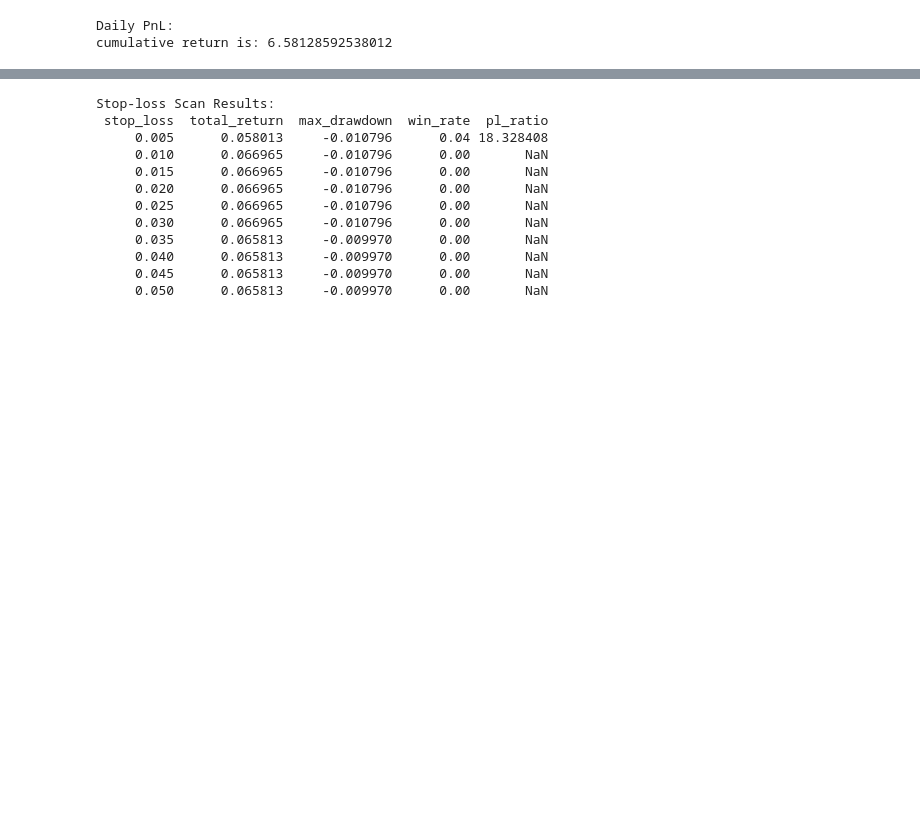
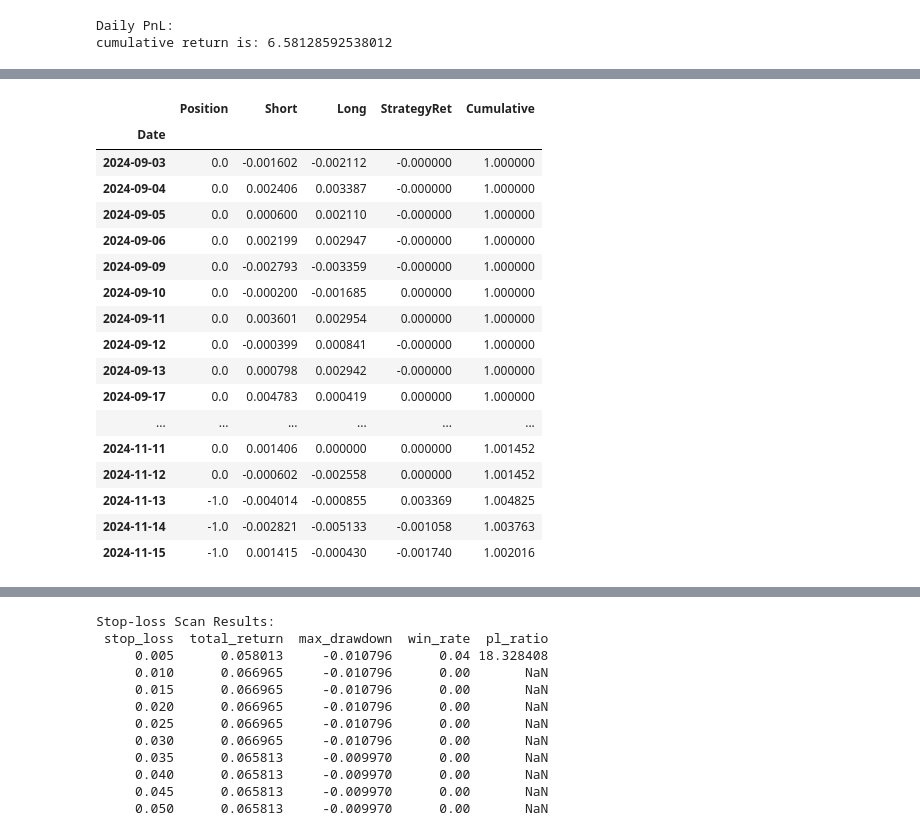
Before and after one commit to tenofovir/stock_analysis_tool, a Jupyter notebook: Quant.ipynb, the cells around one changed output, grey strips where cells are left out. Saved outputs shown, nothing was run; the diff lists cells and outputs as text; code cells hidden in the pictures; blank space fills up the shorter version.

```diff
--- a/Quant.ipynb
+++ b/Quant.ipynb
@@ -754,10 +723,33 @@ from bs4 import BeautifulSoup
 import pandas as pd
 import matplotlib.pyplot as plt
 from io import StringIO
+# --- 1. 获取日本财政部收益率曲线数据（0.5Y–30Y） ---
+csv_url = "https://www.mof.go.jp/jgbs/reference/interest_rate/data/jgbcm_all.csv"
+resp = requests.get(csv_url)
+resp.encoding = 'shift_jis'  # 指定正确的编码
+text = resp.text
 
+# 2. 解析 CSV（跳过第一行说明）
+df_raw = pd.read_csv(StringIO(text), skiprows=1)
+
+# 3. 转换日本年号日期（如 S49.9.24）到公元日期
+import re
+from datetime import datetime
+
+def convert_jp_date(s):
+    match = re.match(r'([SRH])(\d+)\.(\d+)\.(\d+)', s)
+    if not match:
+        return pd.NaT
+    era, y, m, d = match.groups()
+    y, m, d = int(y), int(m), int(d)
+    base = {'S': 1926, 'H': 1989, 'R': 2019}[era]
+    return datetime(base + y - 1, m, d)
+
+df_raw['Date'] = df_raw.iloc[:, 0].apply(convert_jp_date)
+df_raw.set_index('Date', inplace=True)
 # 3. 提取一段时间范围
 start_date = '2024-11-01'
-end_date   = '2025-5-01'
+end_date   = '2025-5-20'
 df_period = df_raw.loc[start_date:end_date]
 
 # 4. 提取5年、10年利率并清洗
@@ -1097,0 +1180,21 @@ cumulative return is: 6.58128592538012
+# %%
+bt1.head(50)
+# %% [output]
+|  | Position | Short | Long | StrategyRet | Cumulative |
+| Date |  |  |  |  |  |
+| 2024-09-03 | 0.0 | -0.001602 | -0.002112 | -0.000000 | 1.000000 |
+| 2024-09-04 | 0.0 | 0.002406 | 0.003387 | -0.000000 | 1.000000 |
+| 2024-09-05 | 0.0 | 0.000600 | 0.002110 | -0.000000 | 1.000000 |
+| 2024-09-06 | 0.0 | 0.002199 | 0.002947 | -0.000000 | 1.000000 |
+| 2024-09-09 | 0.0 | -0.002793 | -0.003359 | -0.000000 | 1.000000 |
+| 2024-09-10 | 0.0 | -0.000200 | -0.001685 | 0.000000 | 1.000000 |
+| 2024-09-11 | 0.0 | 0.003601 | 0.002954 | 0.000000 | 1.000000 |
+| 2024-09-12 | 0.0 | -0.000399 | 0.000841 | -0.000000 | 1.000000 |
+| 2024-09-13 | 0.0 | 0.000798 | 0.002942 | -0.000000 | 1.000000 |
+| 2024-09-17 | 0.0 | 0.004783 | 0.000419 | 0.000000 | 1.000000 |
+| ... | ... | ... | ... | ... | ... |
+| 2024-11-11 | 0.0 | 0.001406 | 0.000000 | 0.000000 | 1.001452 |
+| 2024-11-12 | 0.0 | -0.000602 | -0.002558 | 0.000000 | 1.001452 |
+| 2024-11-13 | -1.0 | -0.004014 | -0.000855 | 0.003369 | 1.004825 |
+| 2024-11-14 | -1.0 | -0.002821 | -0.005133 | -0.001058 | 1.003763 |
+| 2024-11-15 | -1.0 | 0.001415 | -0.000430 | -0.001740 | 1.002016 |
```
Also changed, not shown: parts of 10 cells of this notebook.
